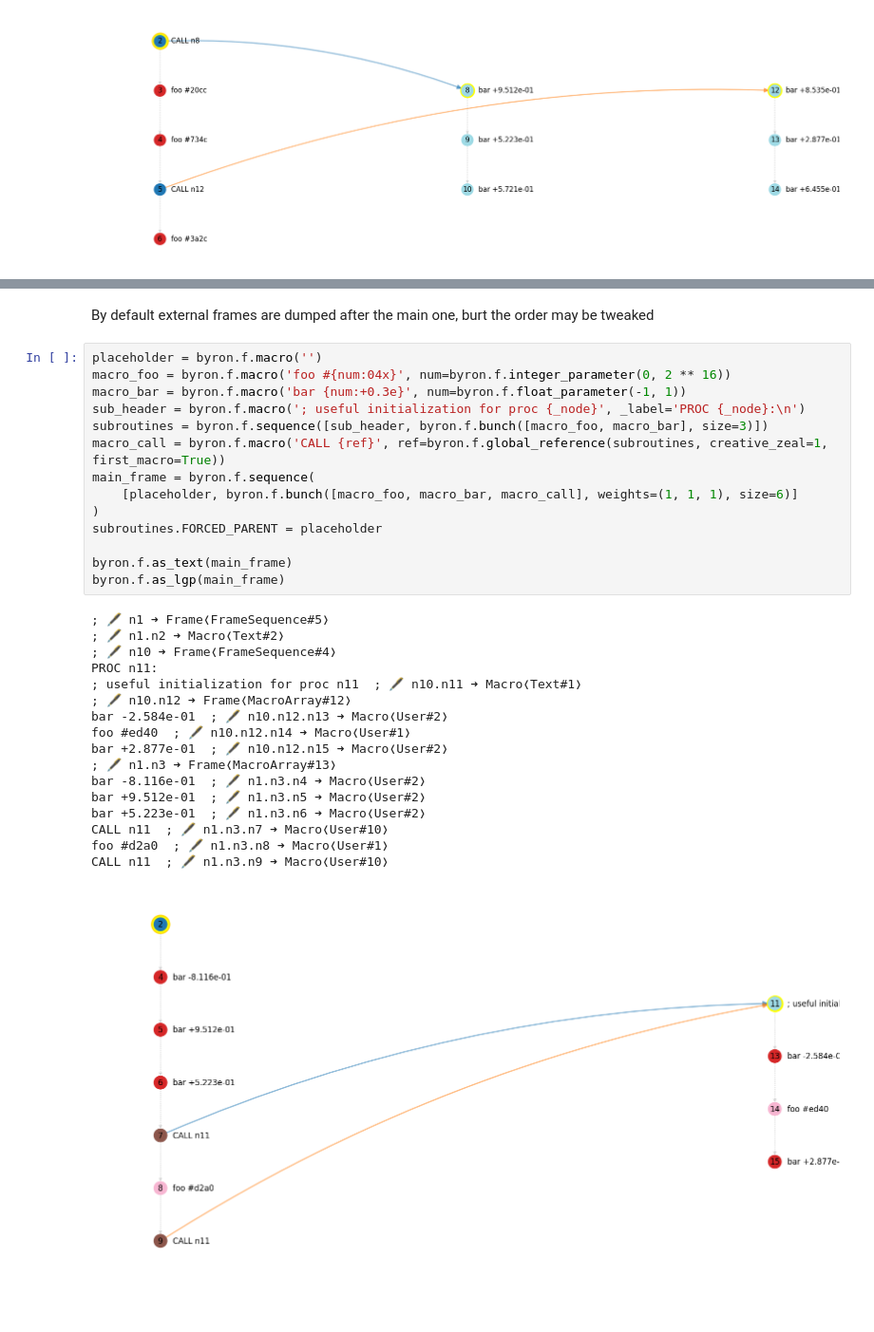
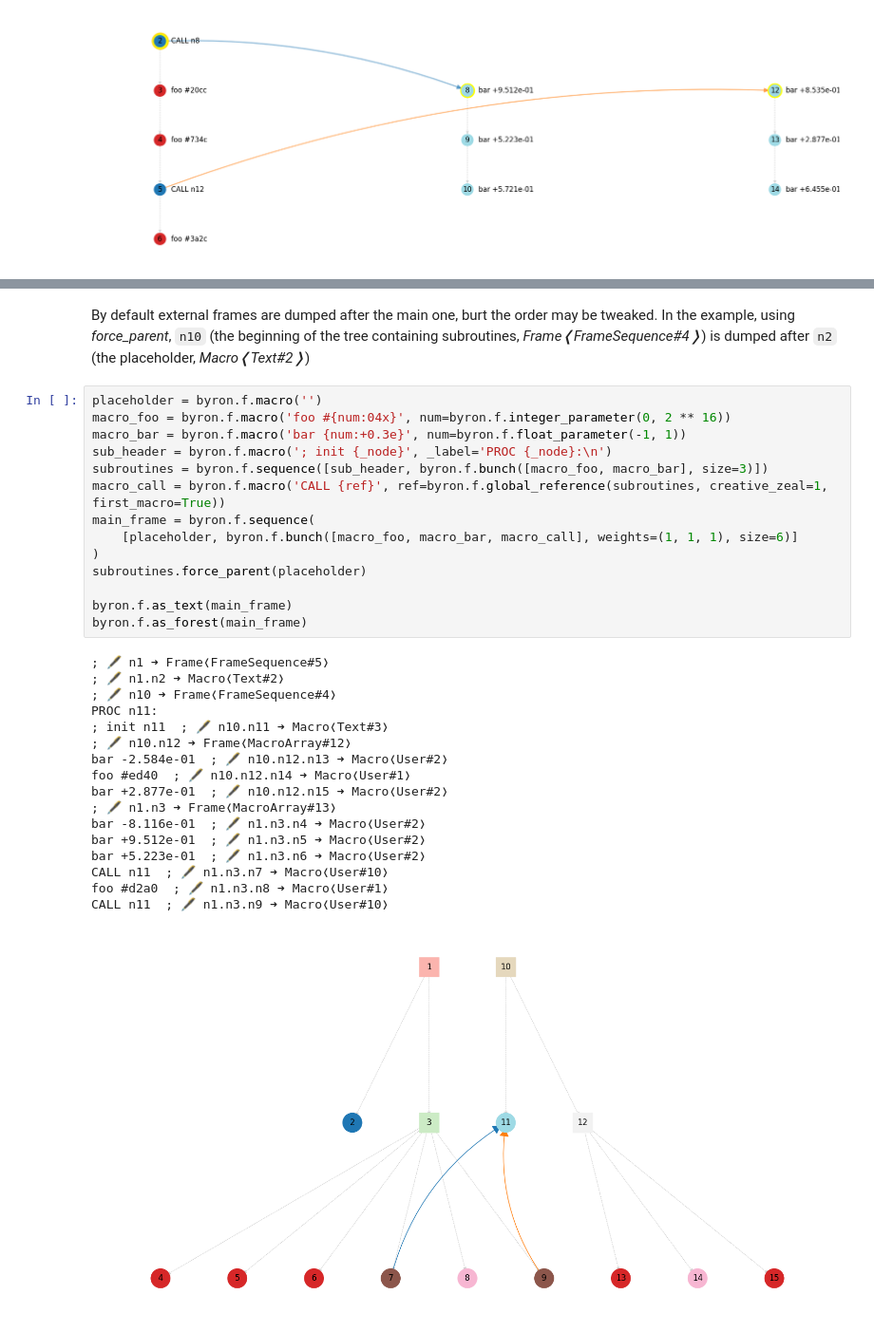
Before and after one commit to cad-polito-it/byron, a Jupyter notebook: examples/notebooks/constraints/04. global references.ipynb, the cells around one changed output, grey strips where cells are left out. Shown: that part at 95% size. Cells and saved outputs as stored; diff of their text form; blank space fills up the shorter version.

```diff
--- a/examples/notebooks/constraints/04. global references.ipynb
+++ b/examples/notebooks/constraints/04. global references.ipynb
@@ -184,34 +184,34 @@ bar +2.877e-01  ; 🖋 n8.n10.n13 ➜ Macro❬User#2❭
 # %% [markdown]
-By default external frames are dumped after the main one, burt the order may be tweaked
+By default external frames are dumped after the main one, burt the order may be tweaked. In the example, using *force_parent*, `n10` (the beginning of the tree containing subroutines, *Frame❬FrameSequence#4❭*) is dumped after `n2` (the placeholder, *Macro❬Text#2❭*)
 # %%
 placeholder = byron.f.macro('')
 macro_foo = byron.f.macro('foo #{num:04x}', num=byron.f.integer_parameter(0, 2 ** 16))
 macro_bar = byron.f.macro('bar {num:+0.3e}', num=byron.f.float_parameter(-1, 1))
-sub_header = byron.f.macro('; useful initialization for proc {_node}', _label='PROC {_node}:\n')
+sub_header = byron.f.macro('; init {_node}', _label='PROC {_node}:\n')
 subroutines = byron.f.sequence([sub_header, byron.f.bunch([macro_foo, macro_bar], size=3)])
 macro_call = byron.f.macro('CALL {ref}', ref=byron.f.global_reference(subroutines, creative_zeal=1, first_macro=True))
 main_frame = byron.f.sequence(
     [placeholder, byron.f.bunch([macro_foo, macro_bar, macro_call], weights=(1, 1, 1), size=6)]
 )
-subroutines.FORCED_PARENT = placeholder
+subroutines.force_parent(placeholder)
 
 byron.f.as_text(main_frame)
-byron.f.as_lgp(main_frame)
+byron.f.as_forest(main_frame)
 # %% [output]
 ; 🖋 n1 ➜ Frame❬FrameSequence#5❭
 ; 🖋 n1.n2 ➜ Macro❬Text#2❭
 ; 🖋 n10 ➜ Frame❬FrameSequence#4❭
 PROC n11:
-; useful initialization for proc n11  ; 🖋 n10.n11 ➜ Macro❬Text#1❭
+; init n11  ; 🖋 n10.n11 ➜ Macro❬Text#3❭
 ; 🖋 n10.n12 ➜ Frame❬MacroArray#12❭
 bar -2.584e-01  ; 🖋 n10.n12.n13 ➜ Macro❬User#2❭
 foo #ed40  ; 🖋 n10.n12.n14 ➜ Macro❬User#1❭
 bar +2.877e-01  ; 🖋 n10.n12.n15 ➜ Macro❬User#2❭
 ; 🖋 n1.n3 ➜ Frame❬MacroArray#13❭
 bar -8.116e-01  ; 🖋 n1.n3.n4 ➜ Macro❬User#2❭
 bar +9.512e-01  ; 🖋 n1.n3.n5 ➜ Macro❬User#2❭
 bar +5.223e-01  ; 🖋 n1.n3.n6 ➜ Macro❬User#2❭
 CALL n11  ; 🖋 n1.n3.n7 ➜ Macro❬User#10❭
 foo #d2a0  ; 🖋 n1.n3.n8 ➜ Macro❬User#1❭
 CALL n11  ; 🖋 n1.n3.n9 ➜ Macro❬User#10❭
-[figure, old version]
+[figure, new version]
```
Also changed, not shown: parts of 2 cells of this notebook, 3 other files.
